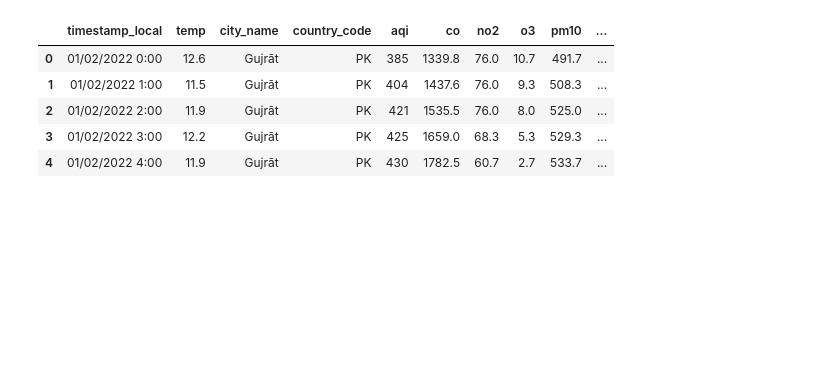
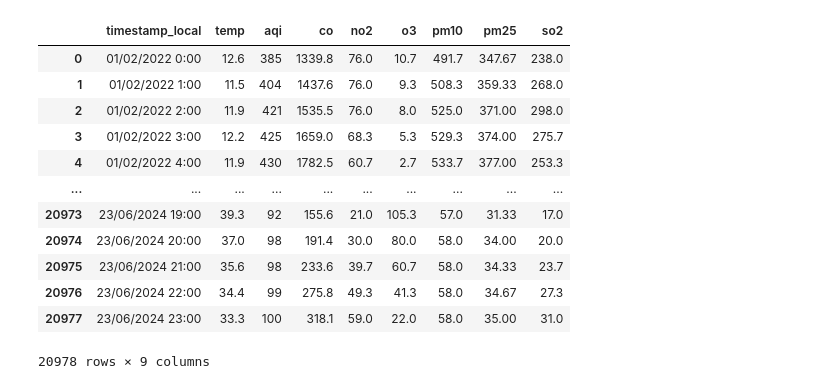
Before and after one commit to 11a55an/air-pollution-forecasting, a Jupyter notebook: envirocast_ML/1d_cnn/1dcnn-pm10.ipynb, the cells around one changed output. Drawn from its saved outputs; the diff is of its cells as text; code cells hidden in the pictures; blank space fills up the shorter version.

Commit message:
Updated 1D-CNN with new data

```diff
--- a/envirocast_ML/1d_cnn/1dcnn-pm10.ipynb
+++ b/envirocast_ML/1d_cnn/1dcnn-pm10.ipynb
@@ -2,16 +2,23 @@
 import pandas as pd
 import numpy as np
 # %%
-df = pd.read_csv("../data/data_imputed_2.csv")
+df = pd.read_csv("../data/data_imputed_3.csv")
 # %%
-df.head()
+df
 # %% [output]
-|  | timestamp_local | temp | city_name | country_code | aqi | co | no2 | o3 | pm10 | ... |
-| 0 | 01/02/2022 0:00 | 12.6 | Gujrāt | PK | 385 | 1339.8 | 76.0 | 10.7 | 491.7 | ... |
-| 1 | 01/02/2022 1:00 | 11.5 | Gujrāt | PK | 404 | 1437.6 | 76.0 | 9.3 | 508.3 | ... |
-| 2 | 01/02/2022 2:00 | 11.9 | Gujrāt | PK | 421 | 1535.5 | 76.0 | 8.0 | 525.0 | ... |
-| 3 | 01/02/2022 3:00 | 12.2 | Gujrāt | PK | 425 | 1659.0 | 68.3 | 5.3 | 529.3 | ... |
-| 4 | 01/02/2022 4:00 | 11.9 | Gujrāt | PK | 430 | 1782.5 | 60.7 | 2.7 | 533.7 | ... |
+|  | timestamp_local | temp | aqi | co | no2 | o3 | pm10 | pm25 | so2 |
+| 0 | 01/02/2022 0:00 | 12.6 | 385 | 1339.8 | 76.0 | 10.7 | 491.7 | 347.67 | 238.0 |
+| 1 | 01/02/2022 1:00 | 11.5 | 404 | 1437.6 | 76.0 | 9.3 | 508.3 | 359.33 | 268.0 |
+| 2 | 01/02/2022 2:00 | 11.9 | 421 | 1535.5 | 76.0 | 8.0 | 525.0 | 371.00 | 298.0 |
+| 3 | 01/02/2022 3:00 | 12.2 | 425 | 1659.0 | 68.3 | 5.3 | 529.3 | 374.00 | 275.7 |
+| 4 | 01/02/2022 4:00 | 11.9 | 430 | 1782.5 | 60.7 | 2.7 | 533.7 | 377.00 | 253.3 |
+| ... | ... | ... | ... | ... | ... | ... | ... | ... | ... |
+| 20973 | 23/06/2024 19:00 | 39.3 | 92 | 155.6 | 21.0 | 105.3 | 57.0 | 31.33 | 17.0 |
+| 20974 | 23/06/2024 20:00 | 37.0 | 98 | 191.4 | 30.0 | 80.0 | 58.0 | 34.00 | 20.0 |
+| 20975 | 23/06/2024 21:00 | 35.6 | 98 | 233.6 | 39.7 | 60.7 | 58.0 | 34.33 | 23.7 |
+| 20976 | 23/06/2024 22:00 | 34.4 | 99 | 275.8 | 49.3 | 41.3 | 58.0 | 34.67 | 27.3 |
+| 20977 | 23/06/2024 23:00 | 33.3 | 100 | 318.1 | 59.0 | 22.0 | 58.0 | 35.00 | 31.0 |
+20978 rows × 9 columns
 # %%
 from sklearn.model_selection import train_test_split
 # %%
```
Also changed, not shown: parts of 16 cells of this notebook, 41 other files.
